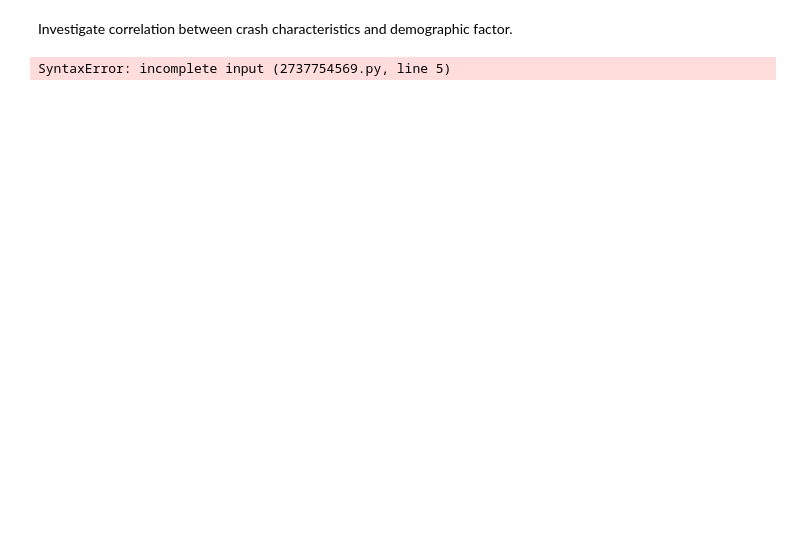
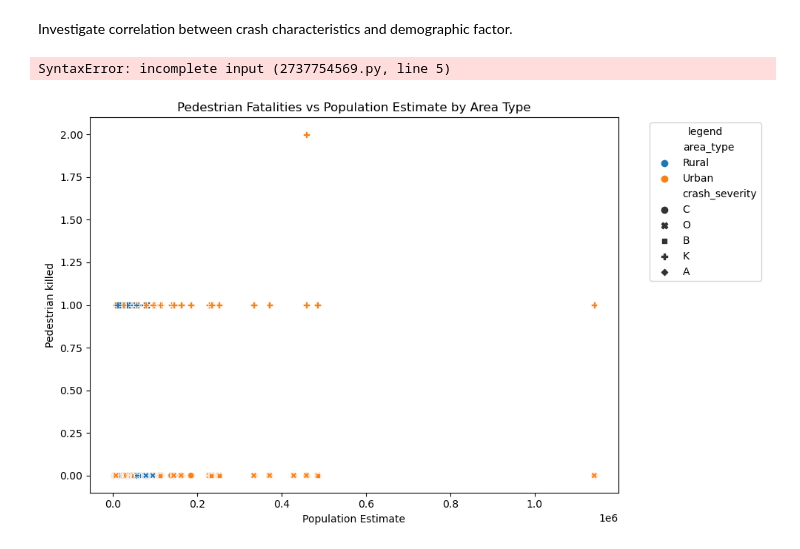
Before and after one commit to Eliab16/VDOT-crash-analysis, a Jupyter notebook: notebooks/VDOT-2.ipynb, the cells around one changed output. Cells and saved outputs as stored; diff of their text form; code cells hidden in the pictures; blank space fills up the shorter version.

Commit message:
scatterplot

```diff
--- a/notebooks/VDOT-2.ipynb
+++ b/notebooks/VDOT-2.ipynb
@@ -306,0 +274,12 @@ corr_matrix=encoded_data.corr()
+# %%
+plt.figure(figsize=(8,6))
+sns.scatterplot(data=merged_data,x='population_esimate2021',y='pedestrians_killed',hue='area_type',style = 'crash_severity')
+# size ='persons_injured',sizes=(40,200))
+plt.title('Pedestrian Fatalities vs Population Estimate by Area Type')
+plt.xlabel('Population Estimate')
+plt.ylabel('Pedestrian killed')
+plt.legend(title = 'legend' ,bbox_to_anchor=(1.05,1),loc='upper left')
+plt.tight_layout()
+plt.show()
+# %% [output]
+[figure, added]
```
Also changed, not shown: parts of 34 cells of this notebook.
